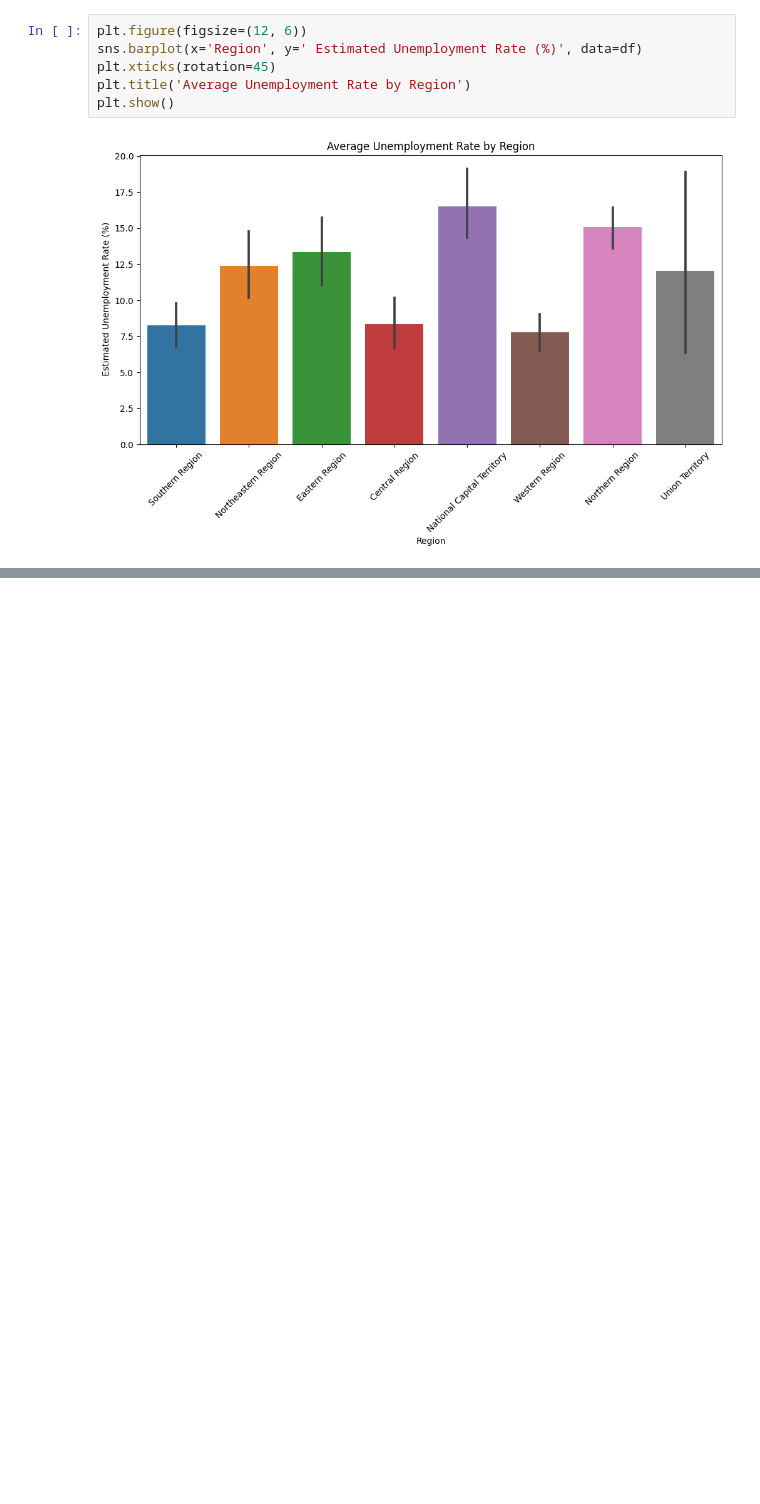
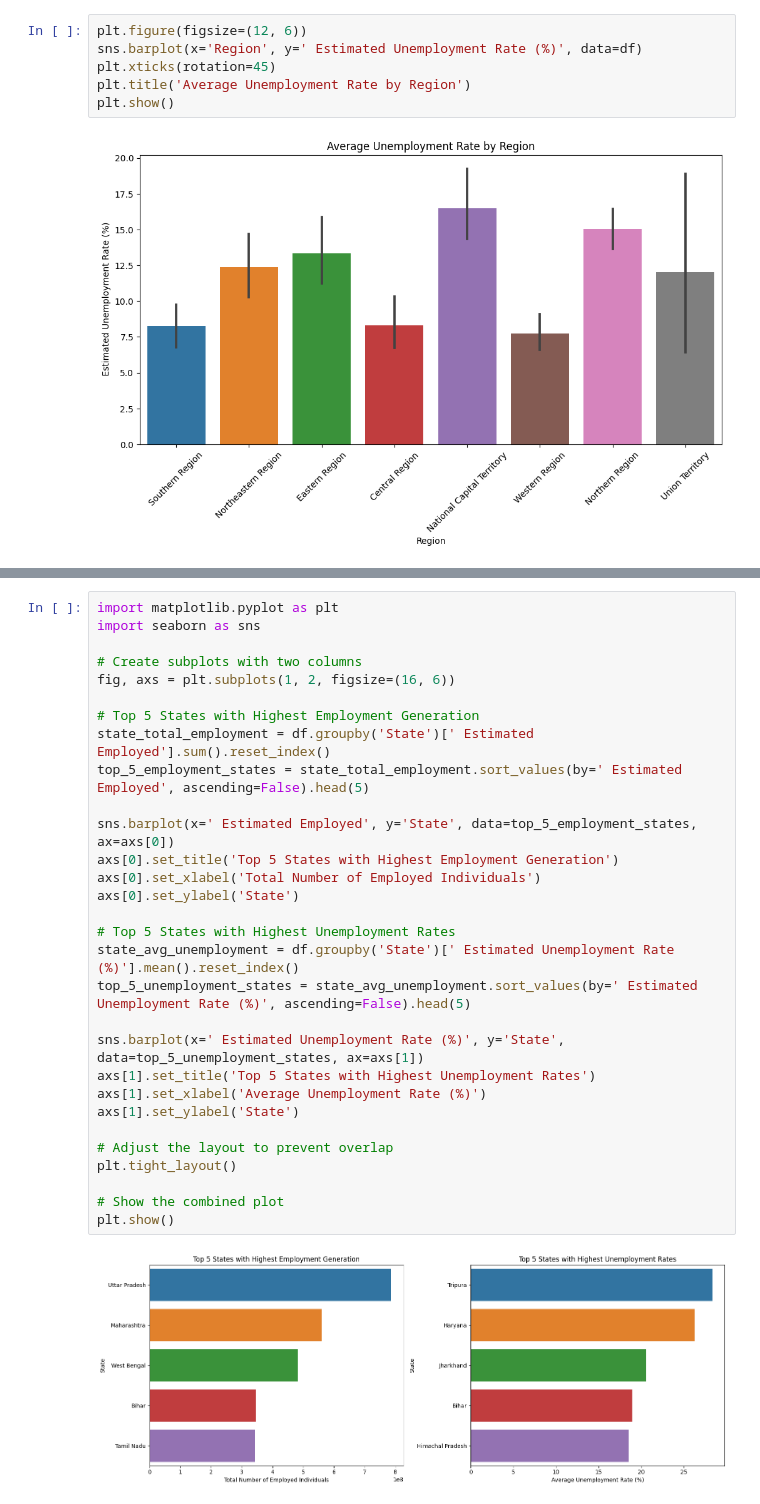
Before and after one commit to anirudhawagh/Unemployment_Analysis_Oasis_infobyte, a Jupyter notebook: Unemployment_Analysis_1.ipynb, the cells around one changed output, grey strips where cells are left out. Cells and saved outputs as stored; diff of their text form; blank space fills up the shorter version.

```diff
--- a/Unemployment_Analysis_1.ipynb
+++ b/Unemployment_Analysis_1.ipynb
@@ -274,0 +327,32 @@ plt.show()
+# %%
+import matplotlib.pyplot as plt
+import seaborn as sns
+
+# Create subplots with two columns
+fig, axs = plt.subplots(1, 2, figsize=(16, 6))
+
+# Top 5 States with Highest Employment Generation
+state_total_employment = df.groupby('State')[' Estimated Employed'].sum().reset_index()
+top_5_employment_states = state_total_employment.sort_values(by=' Estimated Employed', ascending=False).head(5)
+
+sns.barplot(x=' Estimated Employed', y='State', data=top_5_employment_states, ax=axs[0])
+axs[0].set_title('Top 5 States with Highest Employment Generation')
+axs[0].set_xlabel('Total Number of Employed Individuals')
+axs[0].set_ylabel('State')
+
+# Top 5 States with Highest Unemployment Rates
+state_avg_unemployment = df.groupby('State')[' Estimated Unemployment Rate (%)'].mean().reset_index()
+top_5_unemployment_states = state_avg_unemployment.sort_values(by=' Estimated Unemployment Rate (%)', ascending=False).head(5)
+
+sns.barplot(x=' Estimated Unemployment Rate (%)', y='State', data=top_5_unemployment_states, ax=axs[1])
+axs[1].set_title('Top 5 States with Highest Unemployment Rates')
+axs[1].set_xlabel('Average Unemployment Rate (%)')
+axs[1].set_ylabel('State')
+
+# Adjust the layout to prevent overlap
+plt.tight_layout()
+
+# Show the combined plot
+plt.show()
+# %% [output]
+[figure, added]
```
Also changed, not shown: parts of 14 cells of this notebook.
